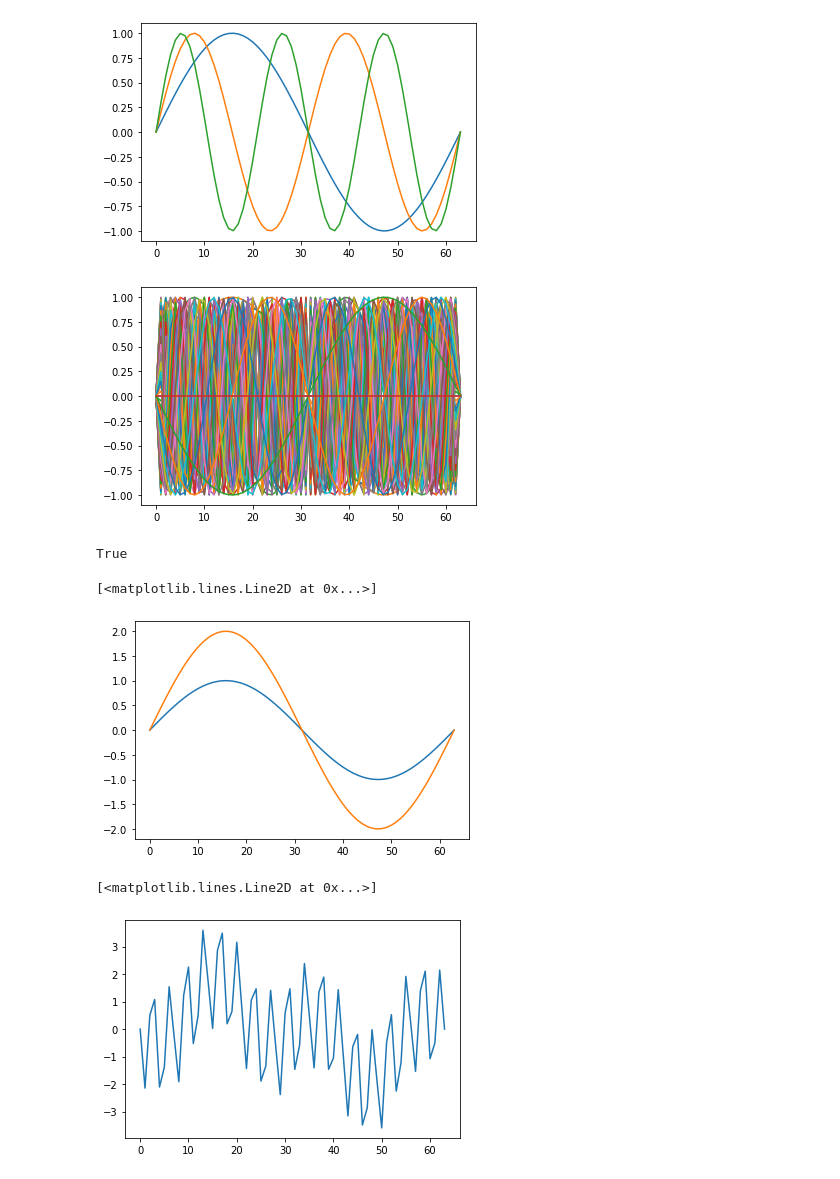
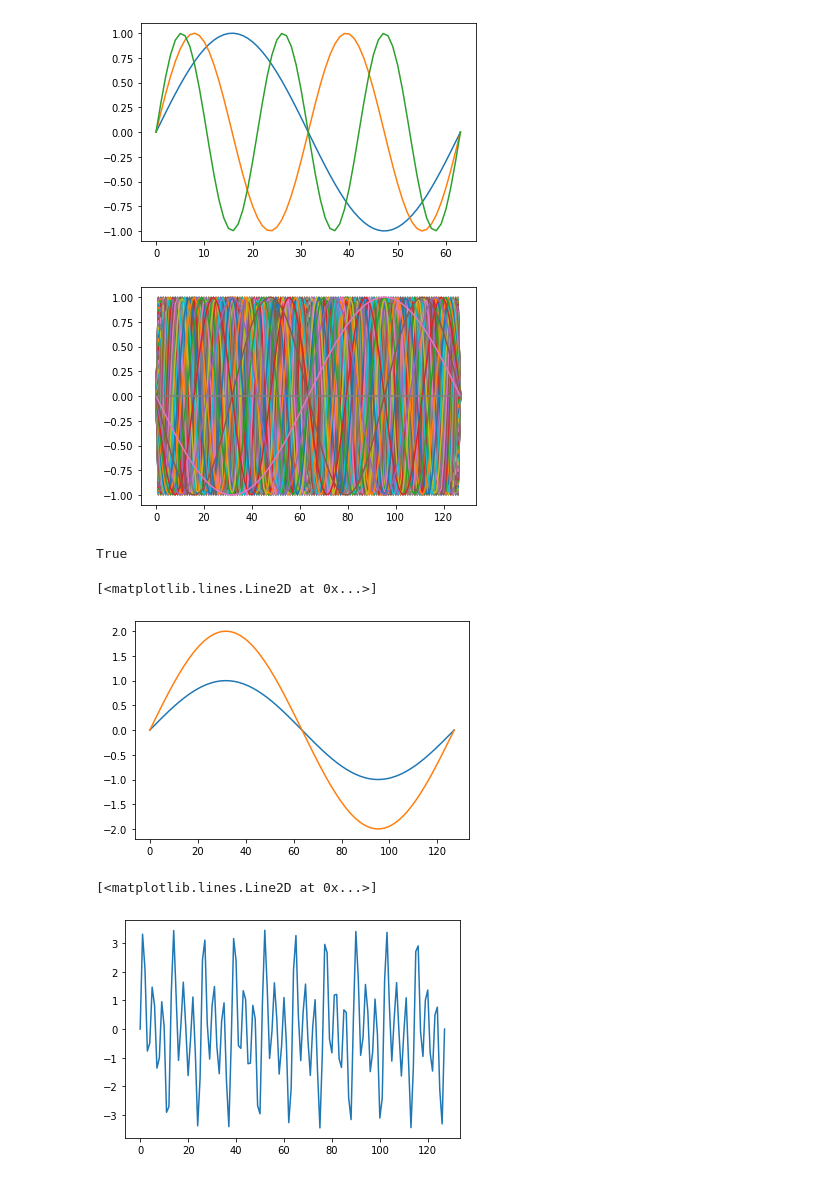
Before and after one commit to conf8o/python-audio-study, a Jupyter notebook: 2020-11-12/stopwatch/正弦波の重み付き和としての信号.ipynb, the cells around one changed output. Saved outputs shown, nothing was run; the diff lists cells and outputs as text; code cells hidden in the pictures.

```diff
--- a/2020-11-12/stopwatch/正弦波の重み付き和としての信号.ipynb
+++ b/2020-11-12/stopwatch/正弦波の重み付き和としての信号.ipynb
@@ -132,16 +132,16 @@ print(
 [figure]
 # %%
 # いろいろな周期の正弦波(ストップウォッチ)を作る。
-n = 64
+n = 128
 xs = np.linspace(0, 1, n) * 2 * np.pi
 stopwatches = [np.sin(k*xs) for k in range(n)]
 
 for s in stopwatches:
     plt.plot(s)
 
 # すべての周期関数を張りそうな雰囲気ある。
 # %% [output]
-[figure, old version]
+[figure, new version]
 # %%
 # ちなみに全部直交してる。
 from itertools import combinations
@@ -170,17 +170,17 @@ s = stopwatch_mat.dot(coordinate)
 plt.plot(s)
 # %% [output]
 [<matplotlib.lines.Line2D at 0x...>]
-[figure, old version]
+[figure, new version]
 # %%
 # いろいろな周期の正弦波を組み合わせてみる
 coordinate = np.repeat(0, n)
-coordinate[1] = 1
-coordinate[3] = -1
-coordinate[45] = 2
+coordinate[10] = 1
+coordinate[20] = 1
+coordinate[30] = 2
 plt.plot(stopwatch_mat.dot(coordinate))
 # %% [output]
 [<matplotlib.lines.Line2D at 0x...>]
-[figure, old version]
+[figure, new version]
 # %%
 # ランダムな座標は「ノイズ」となる
 
```
Also changed, not shown: parts of 1 cell of this notebook, 3 other files.
